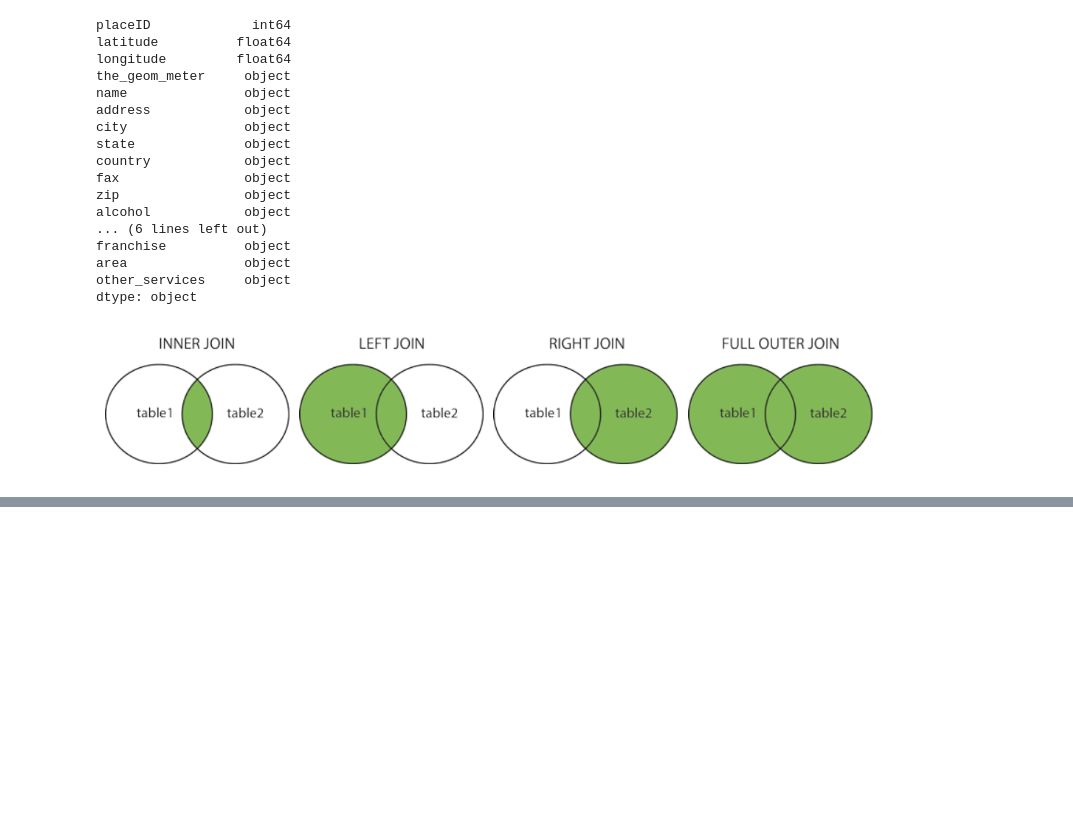
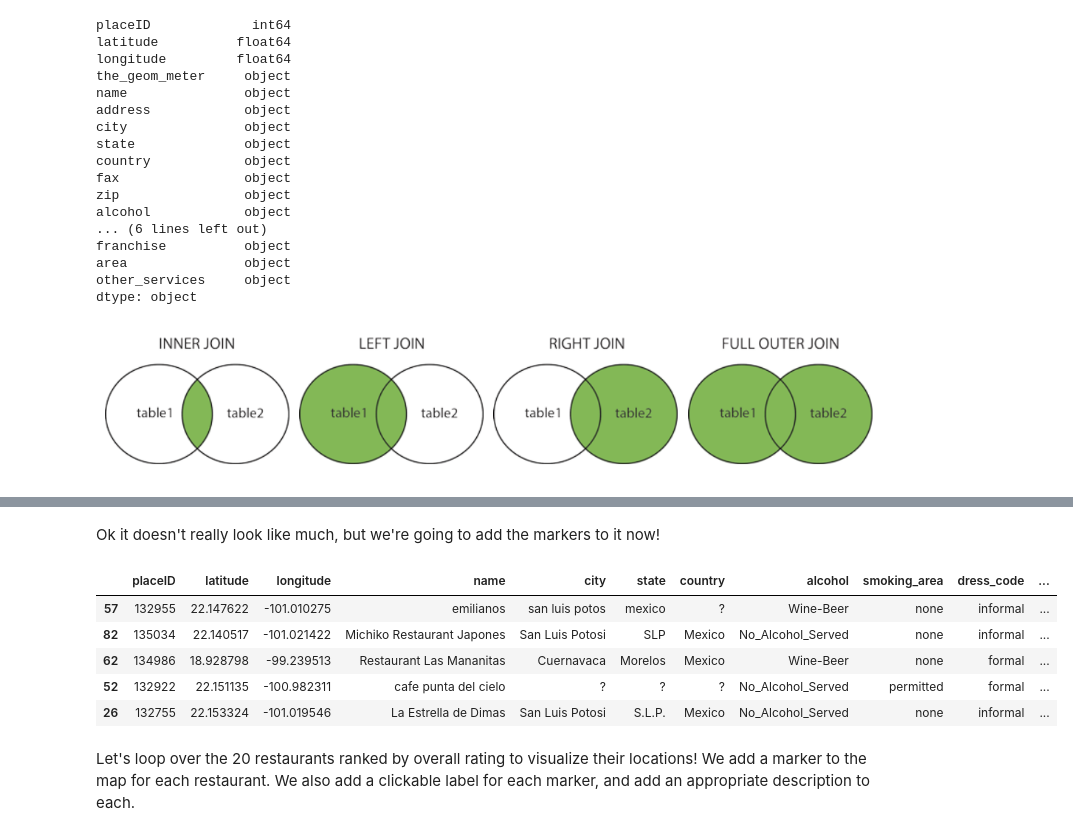
Before and after one commit to Ziinc/technical_tests, a Jupyter notebook: analysis/restaurant-data-with-consumer-ratings/Analysis of Restaurant Data.ipynb, the cells around one changed output, grey strips where cells are left out. Saved outputs shown, nothing was run; the diff lists cells and outputs as text; code cells hidden in the pictures; blank space fills up the shorter version.

Commit message:
Further refined restaurant analysis

```diff
--- a/analysis/restaurant-data-with-consumer-ratings/Analysis of Restaurant Data.ipynb
+++ b/analysis/restaurant-data-with-consumer-ratings/Analysis of Restaurant Data.ipynb
@@ -95,0 +185,17 @@ print(ratings_df.shape) #prints the shape of the dataframe
+# %% [markdown]
+Ok it doesn't really look like much, but we're going to add the markers to it now!
+# %%
+# We create the dataframe with the overall ratings, with the rating_mean descending
+by_overall = agg_groupby.sort_values(['rating_mean'], ascending=False)
+by_overall.head(n=5)
+# %% [output]
+|  | placeID | latitude | longitude | name | city | state | country | alcohol | smoking_area | dress_code | ... |
+| 57 | 132955 | 22.147622 | -101.010275 | emilianos | san luis potos | mexico | ? | Wine-Beer | none | informal | ... |
+| 82 | 135034 | 22.140517 | -101.021422 | Michiko Restaurant Japones | San Luis Potosi | SLP | Mexico | No_Alcohol_Served | none | informal | ... |
+| 62 | 134986 | 18.928798 | -99.239513 | Restaurant Las Mananitas | Cuernavaca | Morelos | Mexico | Wine-Beer | none | formal | ... |
+| 52 | 132922 | 22.151135 | -100.982311 | cafe punta del cielo | ? | ? | ? | No_Alcohol_Served | permitted | formal | ... |
+| 26 | 132755 | 22.153324 | -101.019546 | La Estrella de Dimas | San Luis Potosi | S.L.P. | Mexico | No_Alcohol_Served | none | informal | ... |
+# %% [markdown]
+Let's loop over the 20 restaurants ranked by overall rating to visualize their locations!
+We add a marker to the map for each restaurant.
+We also add a clickable label for each marker, and add an appropriate description to each.
```
Also changed, not shown: parts of 19 cells of this notebook.
